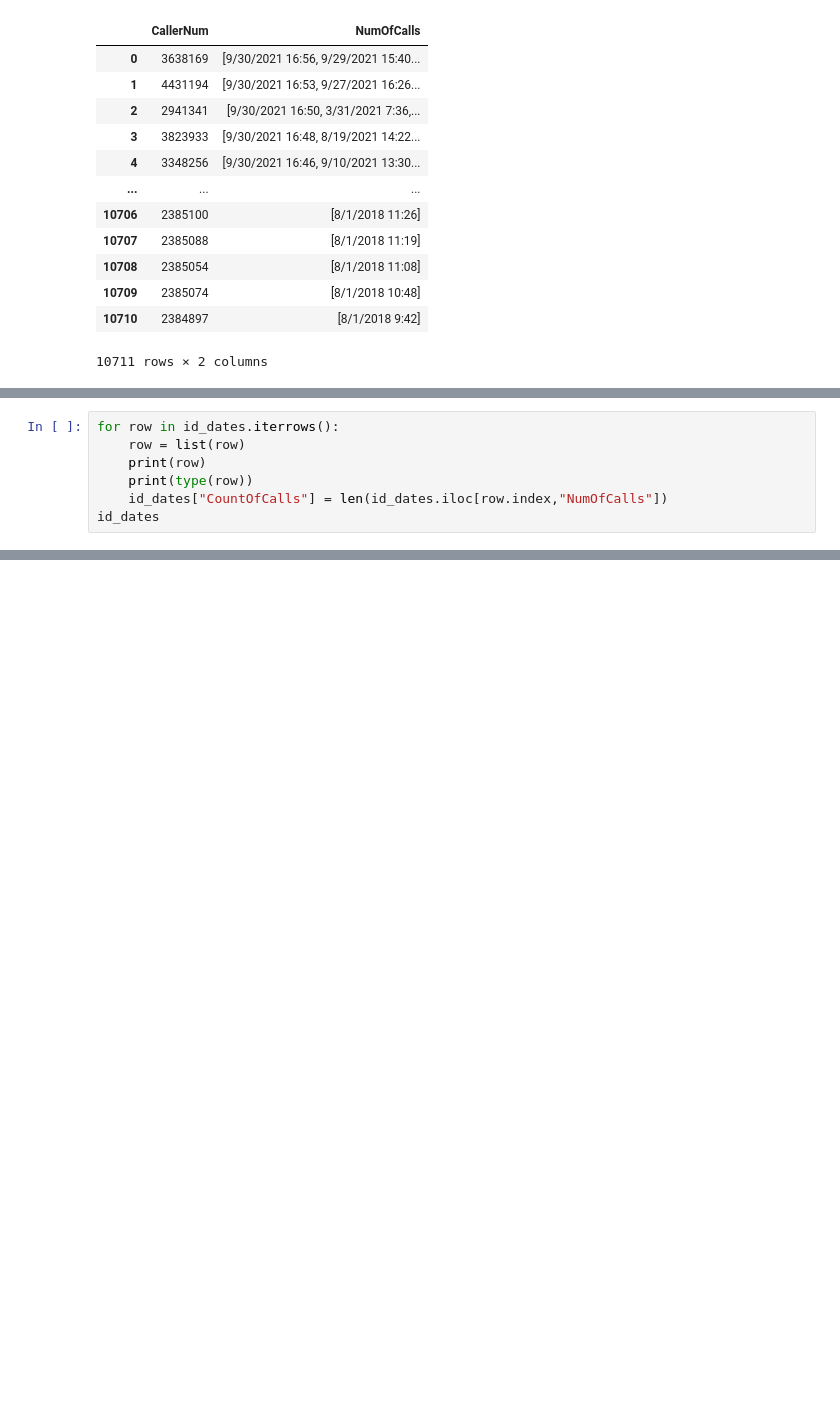
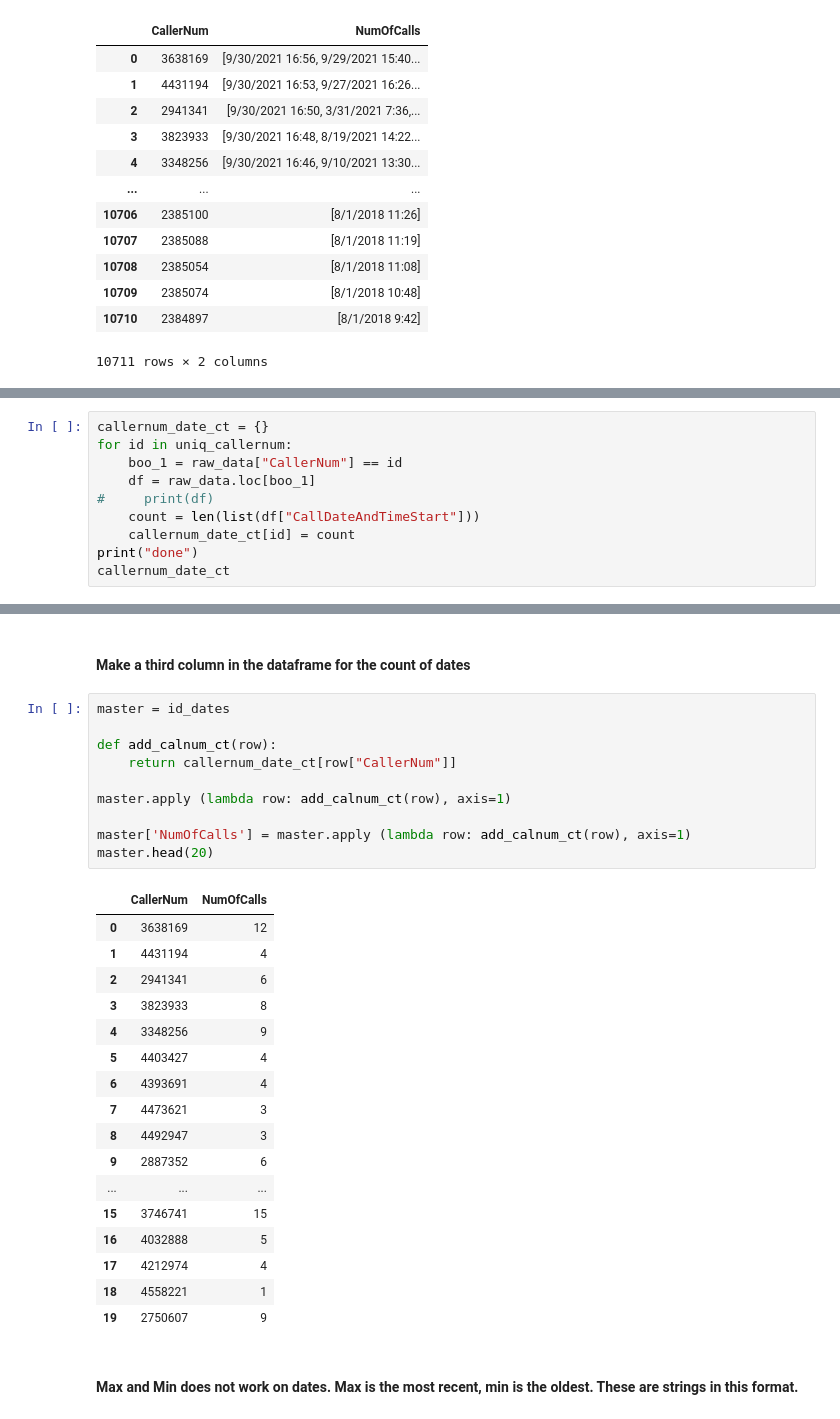
Before and after one commit to Jmiah789/smile-on-get_tootha_choppa, a Jupyter notebook: notebooks/smile_on_eda_austinw.ipynb, the cells around one changed output, grey strips where cells are left out. Saved outputs shown, nothing was run; the diff lists cells and outputs as text; blank space fills up the shorter version.

Commit message:
have count of calls and working on getting dates as datetimes so we can find the oldest and the most recent

```diff
--- a/notebooks/smile_on_eda_austinw.ipynb
+++ b/notebooks/smile_on_eda_austinw.ipynb
@@ -135,8 +139,11 @@ id_dates
 # %%
-for row in id_dates.iterrows():
-    row = list(row)
-    print(row)
-    print(type(row))
-    id_dates["CountOfCalls"] = len(id_dates.iloc[row.index,"NumOfCalls"])
-id_dates
+callernum_date_ct = {}
+for id in uniq_callernum:
+    boo_1 = raw_data["CallerNum"] == id
+    df = raw_data.loc[boo_1]
+#     print(df)
+    count = len(list(df["CallDateAndTimeStart"]))
+    callernum_date_ct[id] = count
+print("done")
+callernum_date_ct
 # %% [output]
@@ -147,0 +168,32 @@ ValueError: The truth value of a DataFrame is ambiguous. Use a.empty, a.bool(),
+# %% [markdown]
+#### Make a third column in the dataframe for the count of dates
+# %%
+master = id_dates
+
+def add_calnum_ct(row):
+    return callernum_date_ct[row["CallerNum"]]
+
+master.apply (lambda row: add_calnum_ct(row), axis=1)
+
+master['NumOfCalls'] = master.apply (lambda row: add_calnum_ct(row), axis=1)
+master.head(20)
+# %% [output]
+|  | CallerNum | NumOfCalls |
+| 0 | 3638169 | 12 |
+| 1 | 4431194 | 4 |
+| 2 | 2941341 | 6 |
+| 3 | 3823933 | 8 |
+| 4 | 3348256 | 9 |
+| 5 | 4403427 | 4 |
+| 6 | 4393691 | 4 |
+| 7 | 4473621 | 3 |
+| 8 | 4492947 | 3 |
+| 9 | 2887352 | 6 |
+| ... | ... | ... |
+| 15 | 3746741 | 15 |
+| 16 | 4032888 | 5 |
+| 17 | 4212974 | 4 |
+| 18 | 4558221 | 1 |
+| 19 | 2750607 | 9 |
+# %% [markdown]
+#### Max and Min does not work on dates. Max is the most recent, min is the oldest. These are strings in this format.
```
Also changed, not shown: parts of 5 cells of this notebook.
